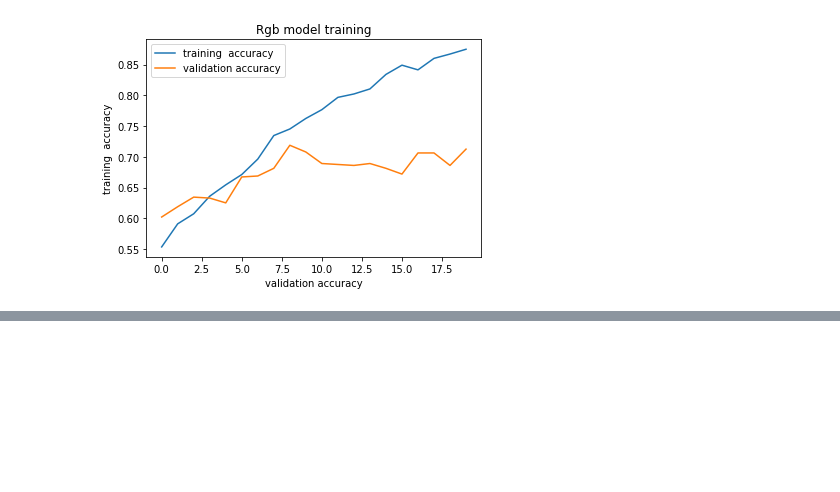
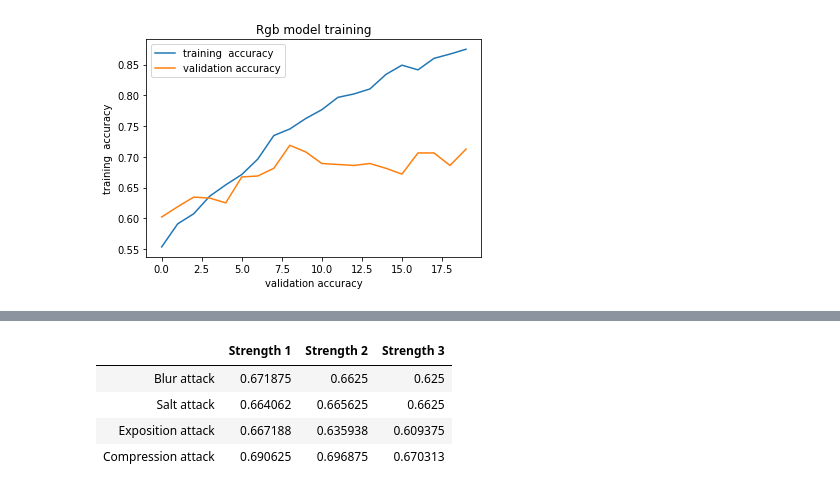
Before and after one commit to GianlucaDeStefano/forgerydetectionproject, a Jupyter notebook: notebook.ipynb, the cells around one changed output, grey strips where cells are left out. Saved outputs shown, nothing was run; the diff lists cells and outputs as text; code cells hidden in the pictures; blank space fills up the shorter version.

Commit message:
updated noiseprint

```diff
--- a/notebook.ipynb
+++ b/notebook.ipynb
@@ -175,7 +177,3 @@ noiseprint_checkpoint_path = "../Logs/models/Noiseprint model/Feb022021202331/be
-# %%
-model_rgb = keras.models.load_model(rgb_checkpoint_path)
-model_noiseprint = keras.models.load_model(noiseprint_checkpoint_path)
-#model_rgb = keras.models.load_model(rgb_checkpoint_path)
 # %%
 base_test_sets = ['test']
 blur_test_sets = ['test_blur_2', 'test_blur_5', 'test_blur_7']
@@ -194,5 +182,0 @@ Function call stack:
-# %%
-model_rgb = keras.models.load_model(noiseprint_checkpoint_path)
-generator_test = Casia2Generator(dataset.as_dataset(split="test"),"noiseprint",32)
-
-model_rgb.evaluate(generator_test)
@@ -201,0 +183,12 @@ model_rgb.evaluate(generator_test)
+# %%
+model_rgb = keras.models.load_model(rgb_checkpoint_path)
+
+res_rgb_blur = ["Blur attack"]+test_model(model_rgb,"image",blur_test_sets)
+res_rgb_salt = ["Salt attack"]+test_model(model_rgb,"image",salt_test_sets)
+res_rgb_exposed = ["Exposition attack"]+test_model(model_rgb,"image",exposed_test_sets)
+res_rgb_compression = ["Compression attack"]+test_model(model_rgb,"image",compression_test_sets)
+
+table = [res_rgb_blur,res_rgb_salt,res_rgb_exposed,res_rgb_compression]
+
+display(HTML(tabulate.tabulate(table, tablefmt='html',headers=["Strength 1","Strength 2","Strength 3"])))
+# %% [output]
@@ -201,0 +209,5 @@ model_rgb.evaluate(generator_test)
+|  | Strength 1 | Strength 2 | Strength 3 |
+| Blur attack | 0.671875 | 0.6625 | 0.625 |
+| Salt attack | 0.664062 | 0.665625 | 0.6625 |
+| Exposition attack | 0.667188 | 0.635938 | 0.609375 |
+| Compression attack | 0.690625 | 0.696875 | 0.670313 |
```
Also changed, not shown: parts of 9 cells of this notebook.
